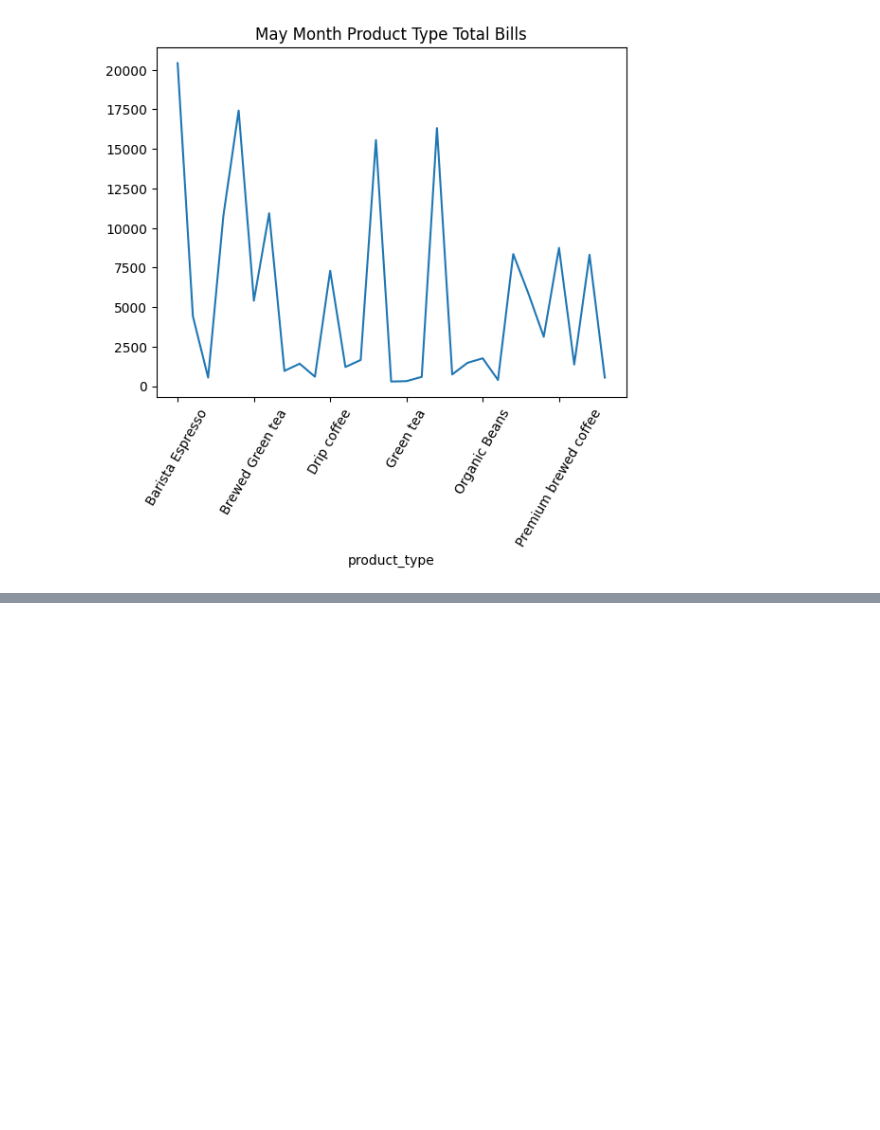
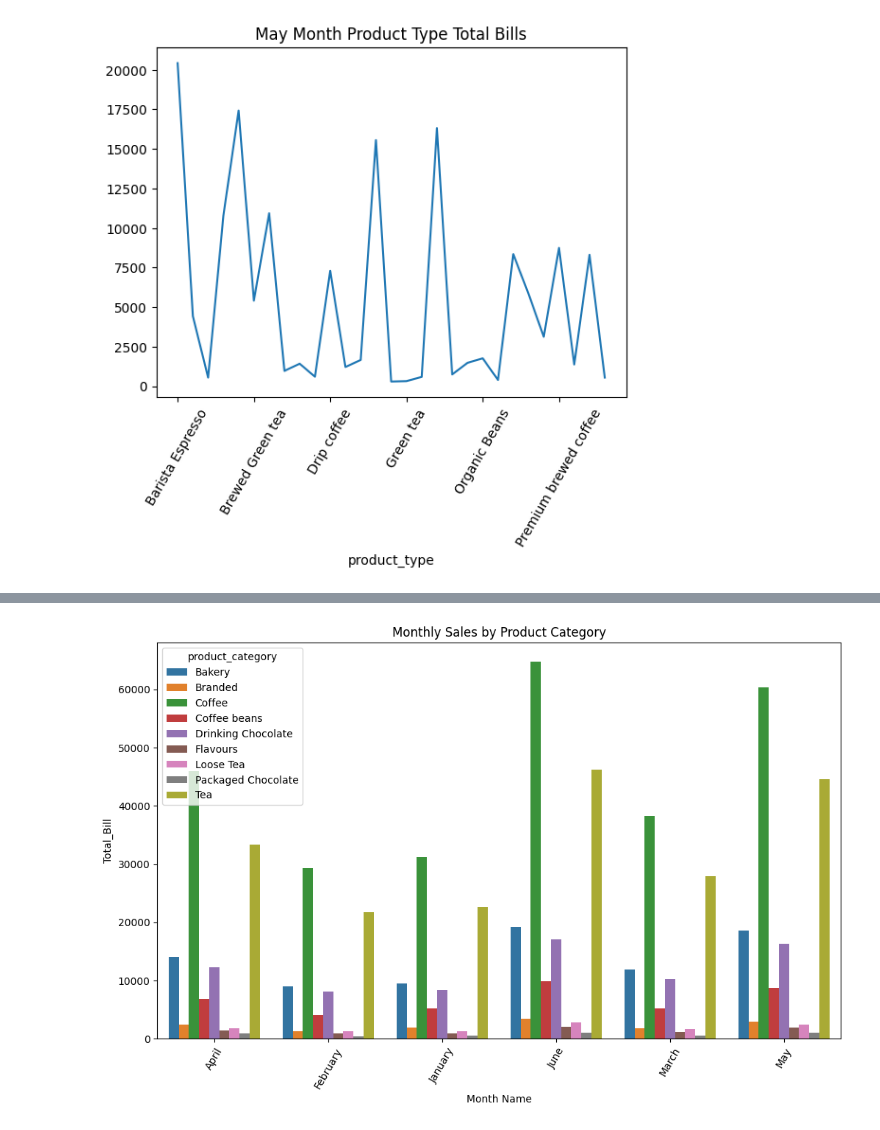
Before and after one commit to Rakesh73971/Coffee_Shop_Sales_Analysis, a Jupyter notebook: main.ipynb, the cells around one changed output, grey strips where cells are left out. Saved outputs shown, nothing was run; the diff lists cells and outputs as text; code cells hidden in the pictures; blank space fills up the shorter version.

```diff
--- a/main.ipynb
+++ b/main.ipynb
@@ -425,3 +425,6 @@ plt.xticks(rotation=60)
 plt.show()
 # %% [output]
 [figure]
+# %%
+product_month_bills = coffee.groupby(['Month Name','product_category'])['Total_Bill'].sum().reset_index()
+print(product_month_bills)
@@ -427,0 +461,13 @@ plt.show()
+# %%
+plt.figure(figsize=(12,7))
+sns.barplot(
+    data=product_month_bills,
+    x='Month Name',
+    y='Total_Bill',
+    hue='product_category'
+)
+plt.xticks(rotation=60)
+plt.title('Monthly Sales by Product Category')
+plt.show()
+# %% [output]
+[figure, added]
```
Also changed, not shown: parts of 4 cells of this notebook.
